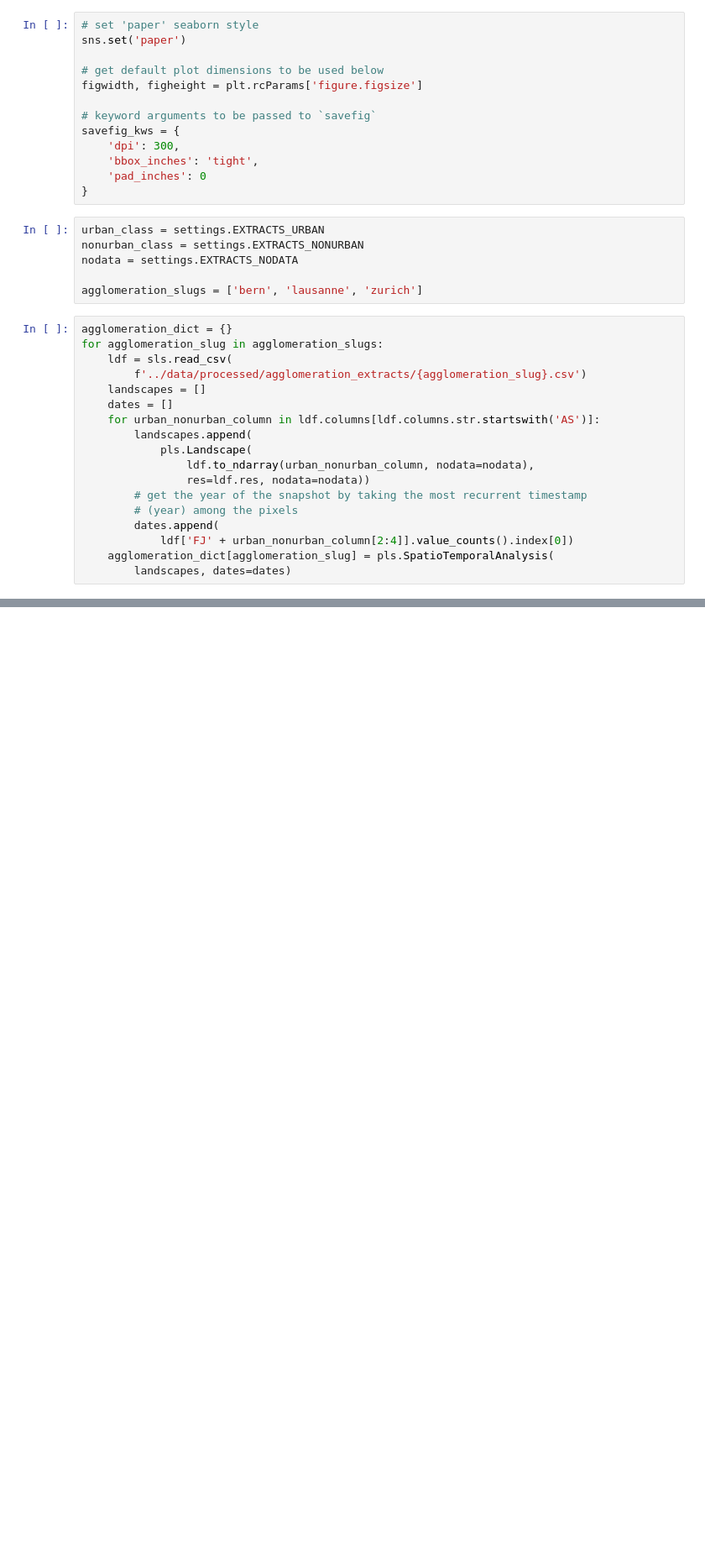
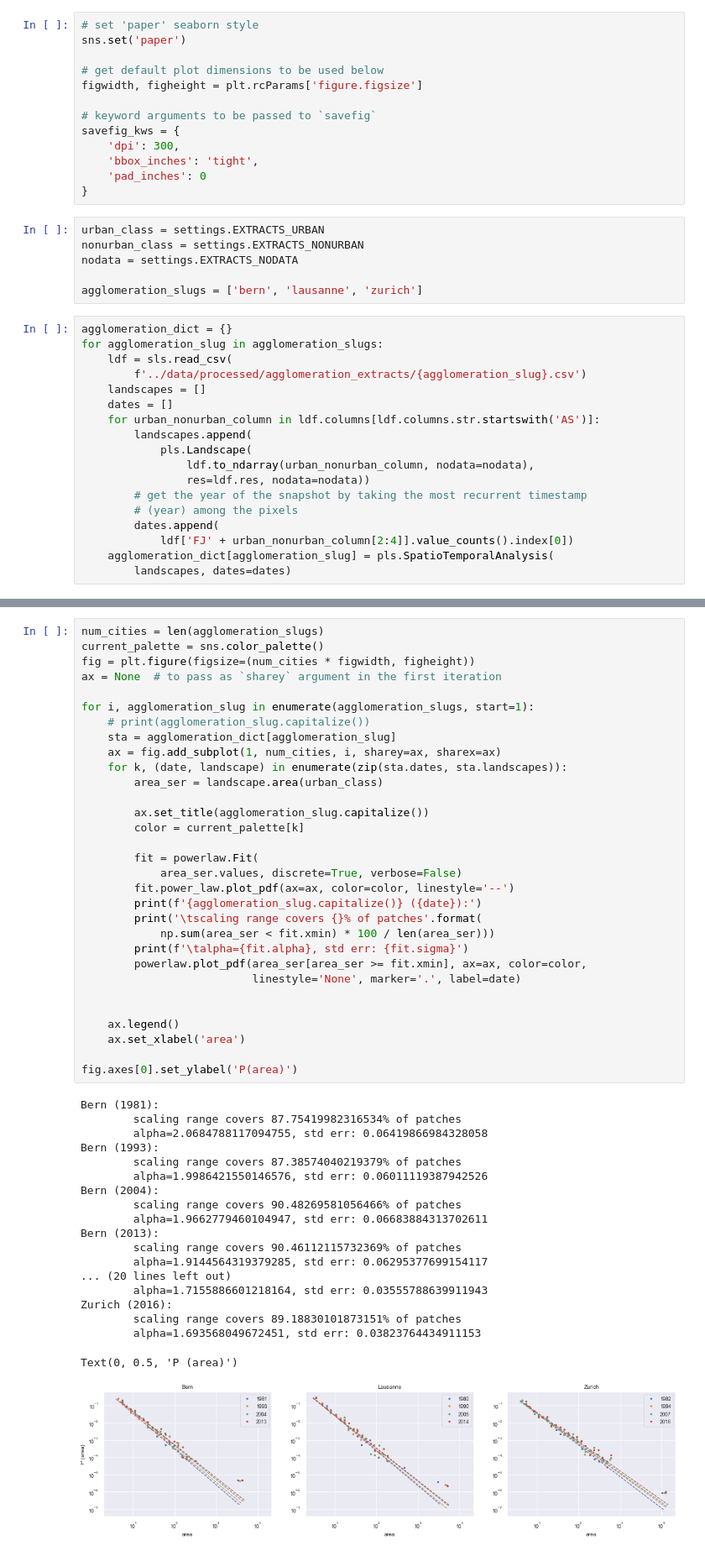
Before and after one commit to martibosch/swiss-urbanization, a Jupyter notebook: notebooks/size_frequency_distribution.ipynb, the cells around one changed output, grey strips where cells are left out. Shown at 84% size. Cells and saved outputs as stored; diff of their text form; blank space fills up the shorter version.

```diff
--- a/notebooks/size_frequency_distribution.ipynb
+++ b/notebooks/size_frequency_distribution.ipynb
@@ -93,0 +106,51 @@ Zurich (2016): alpha=1.8166309807046352, std err: 0.014803856806739842
+# %%
+num_cities = len(agglomeration_slugs)
+current_palette = sns.color_palette()
+fig = plt.figure(figsize=(num_cities * figwidth, figheight))
+ax = None  # to pass as `sharey` argument in the first iteration
+
+for i, agglomeration_slug in enumerate(agglomeration_slugs, start=1):
+    # print(agglomeration_slug.capitalize())
+    sta = agglomeration_dict[agglomeration_slug]
+    ax = fig.add_subplot(1, num_cities, i, sharey=ax, sharex=ax)
+    for k, (date, landscape) in enumerate(zip(sta.dates, sta.landscapes)):
+        area_ser = landscape.area(urban_class)
+
+        ax.set_title(agglomeration_slug.capitalize())
+        color = current_palette[k]
+
+        fit = powerlaw.Fit(
+            area_ser.values, discrete=True, verbose=False)
+        fit.power_law.plot_pdf(ax=ax, color=color, linestyle='--')
+        print(f'{agglomeration_slug.capitalize()} ({date}):')
+        print('\tscaling range covers {}% of patches'.format(
+            np.sum(area_ser < fit.xmin) * 100 / len(area_ser)))
+        print(f'\talpha={fit.alpha}, std err: {fit.sigma}')
+        powerlaw.plot_pdf(area_ser[area_ser >= fit.xmin], ax=ax, color=color,
+                          linestyle='None', marker='.', label=date)
+
+
+    ax.legend()
+    ax.set_xlabel('area')
+
+fig.axes[0].set_ylabel('P(area)')
+# %% [output]
+Bern (1981):
+        scaling range covers 87.75419982316534% of patches
+        alpha=2.0684788117094755, std err: 0.06419866984328058
+Bern (1993):
+        scaling range covers 87.38574040219379% of patches
+        alpha=1.9986421550146576, std err: 0.06011119387942526
+Bern (2004):
+        scaling range covers 90.48269581056466% of patches
+        alpha=1.9662779460104947, std err: 0.06683884313702611
+Bern (2013):
+        scaling range covers 90.46112115732369% of patches
+        alpha=1.9144564319379285, std err: 0.06295377699154117
+... (20 lines left out)
+        alpha=1.7155886601218164, std err: 0.03555788639911943
+Zurich (2016):
+        scaling range covers 89.18830101873151% of patches
+        alpha=1.693568049672451, std err: 0.03823764434911153
+Text(0, 0.5, 'P (area)')
+[figure, added]
```
Also changed, not shown: parts of 2 cells of this notebook.
